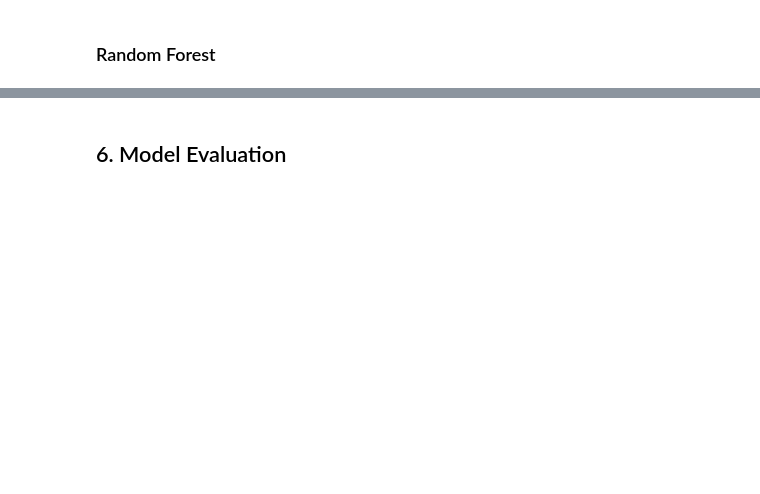
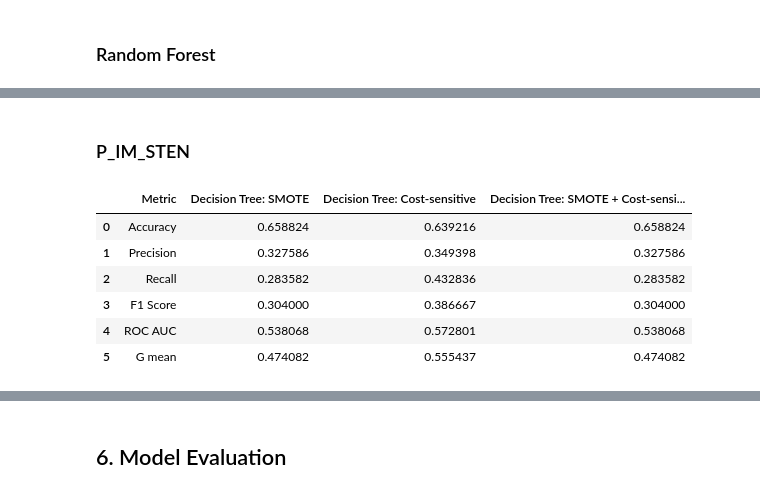
Before and after one commit to danghaidang04/Myocardial_Infraction_Complications_Analysis, a Jupyter notebook: main.ipynb, the cells around one changed output, grey strips where cells are left out. Saved outputs shown, nothing was run; the diff lists cells and outputs as text; code cells hidden in the pictures; blank space fills up the shorter version.

```diff
--- a/main.ipynb
+++ b/main.ipynb
@@ -564,0 +705,19 @@ for name, param in grid_search.best_estimator_.get_params().items():
+# %% [markdown]
+### P_IM_STEN
+# %%
+results_p_im_sten = {"Metric": ["Accuracy", "Precision", "Recall", "F1 Score", "ROC AUC", "G mean"],
+                      "Decision Tree: SMOTE": results_SMOTE_balanced["P_IM_STEN"],
+                      "Decision Tree: Cost-sensitive": results_cost_sensitive["P_IM_STEN"],
+                      "Decision Tree: SMOTE + Cost-sensitive": results_SMOTE_cost_sensitive["P_IM_STEN"]}
+results_p_im_sten = pd.DataFrame(results_p_im_sten)
+results_p_im_sten.columns = ["Metric", "Decision Tree: SMOTE", "Decision Tree: Cost-sensitive", "Decision Tree: SMOTE + Cost-sensitive"]
+
+results_p_im_sten
+# %% [output]
+|  | Metric | Decision Tree: SMOTE | Decision Tree: Cost-sensitive | Decision Tree: SMOTE + Cost-sensi... |
+| 0 | Accuracy | 0.658824 | 0.639216 | 0.658824 |
+| 1 | Precision | 0.327586 | 0.349398 | 0.327586 |
+| 2 | Recall | 0.283582 | 0.432836 | 0.283582 |
+| 3 | F1 Score | 0.304000 | 0.386667 | 0.304000 |
+| 4 | ROC AUC | 0.538068 | 0.572801 | 0.538068 |
+| 5 | G mean | 0.474082 | 0.555437 | 0.474082 |
```
Also changed, not shown: parts of 21 cells of this notebook.
